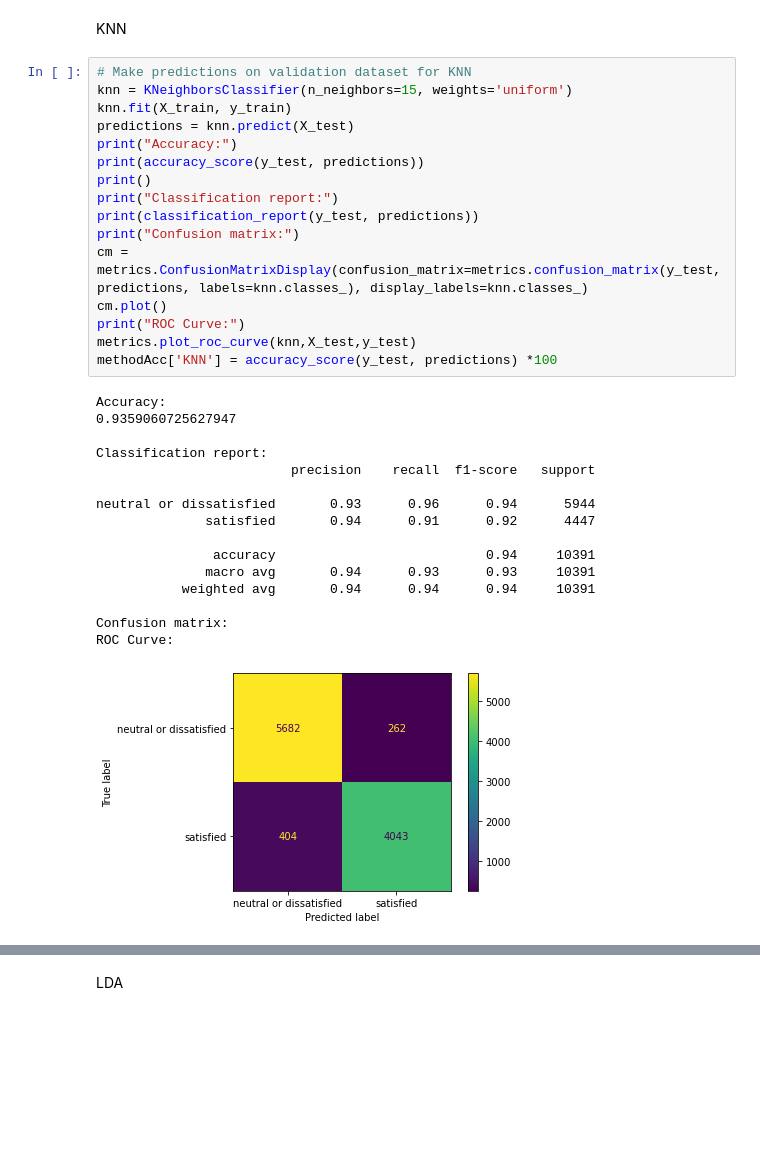
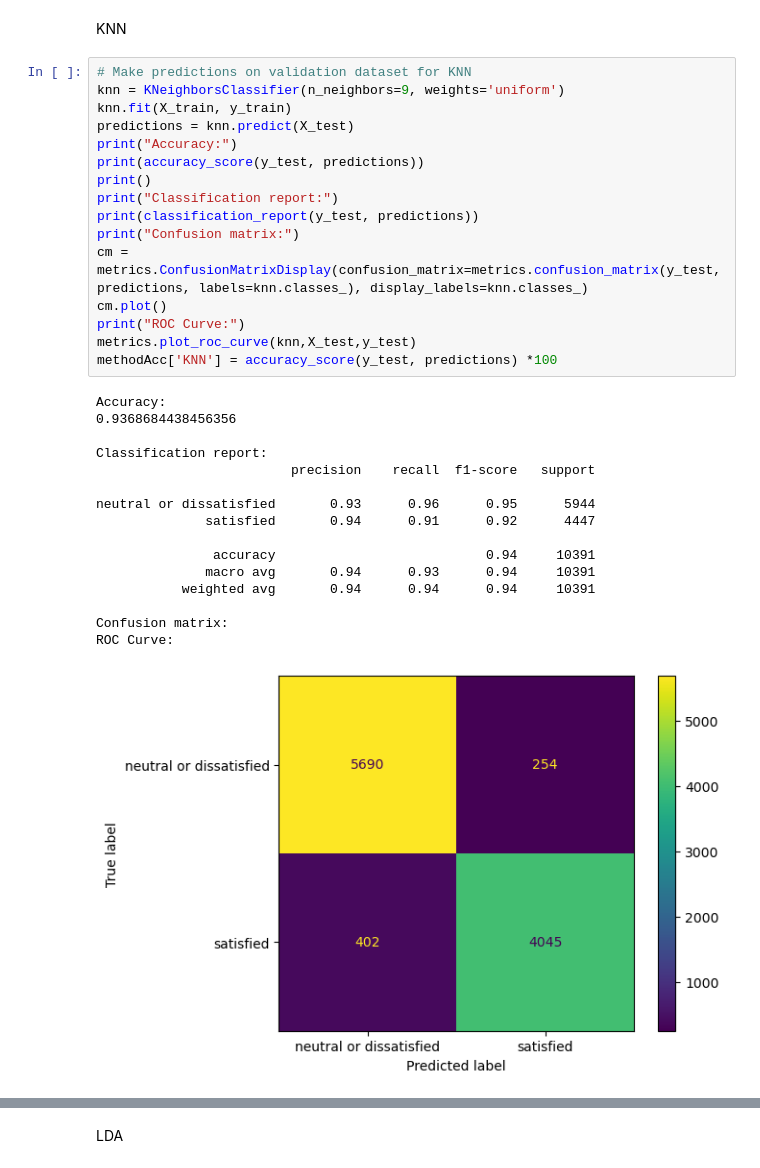
Before and after one commit to aakashkandasamy/Airline-Passenger-Satisfaction, a Jupyter notebook: EDA.ipynb, the cells around one changed output, grey strips where cells are left out. Cells and saved outputs as stored; diff of their text form; blank space fills up the shorter version.

```diff
--- a/EDA.ipynb
+++ b/EDA.ipynb
@@ -550,34 +551,34 @@ ROC Curve:
 KNN
 # %%
 # Make predictions on validation dataset for KNN
-knn = KNeighborsClassifier(n_neighbors=15, weights='uniform')
+knn = KNeighborsClassifier(n_neighbors=9, weights='uniform')
 knn.fit(X_train, y_train)
 predictions = knn.predict(X_test)
 print("Accuracy:")
 print(accuracy_score(y_test, predictions))
 print()
 print("Classification report:")
 print(classification_report(y_test, predictions))
 print("Confusion matrix:")
 cm = metrics.ConfusionMatrixDisplay(confusion_matrix=metrics.confusion_matrix(y_test, predictions, labels=knn.classes_), display_labels=knn.classes_)
 cm.plot()
 print("ROC Curve:")
 metrics.plot_roc_curve(knn,X_test,y_test)
 methodAcc['KNN'] = accuracy_score(y_test, predictions) *100
 # %% [output]
 Accuracy:
-0.9359060725627947
+0.9368684438456356
 
 Classification report:
                          precision    recall  f1-score   support
 
-neutral or dissatisfied       0.93      0.96      0.94      5944
+neutral or dissatisfied       0.93      0.96      0.95      5944
               satisfied       0.94      0.91      0.92      4447
 
                accuracy                           0.94     10391
-              macro avg       0.94      0.93      0.93     10391
+              macro avg       0.94      0.93      0.94     10391
            weighted avg       0.94      0.94      0.94     10391
 
 Confusion matrix:
 ROC Curve:
-[figure, old version]
+[figure, new version]
```
Also changed, not shown: parts of 18 cells of this notebook.
